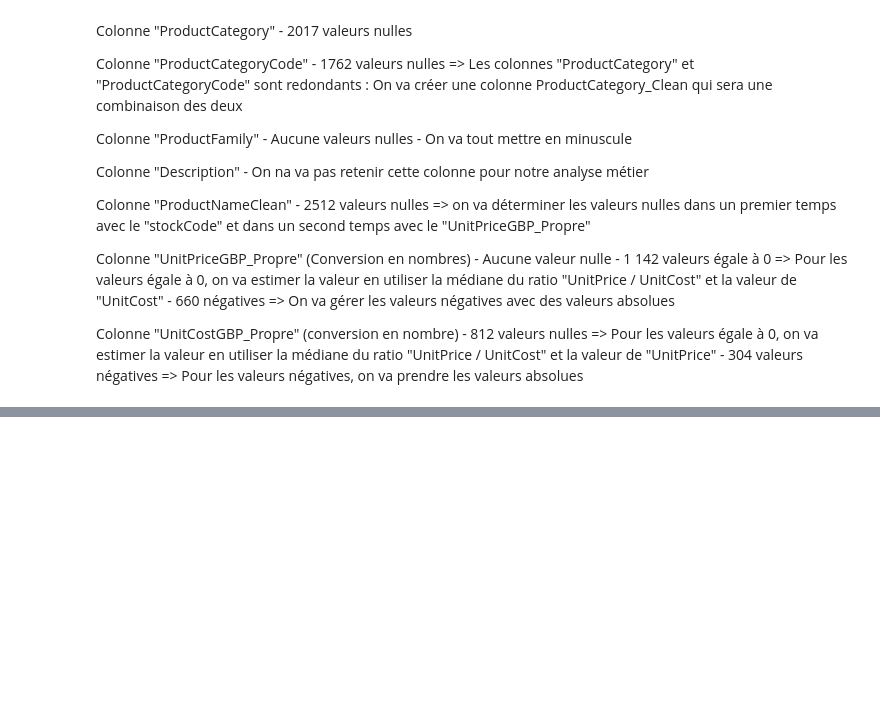
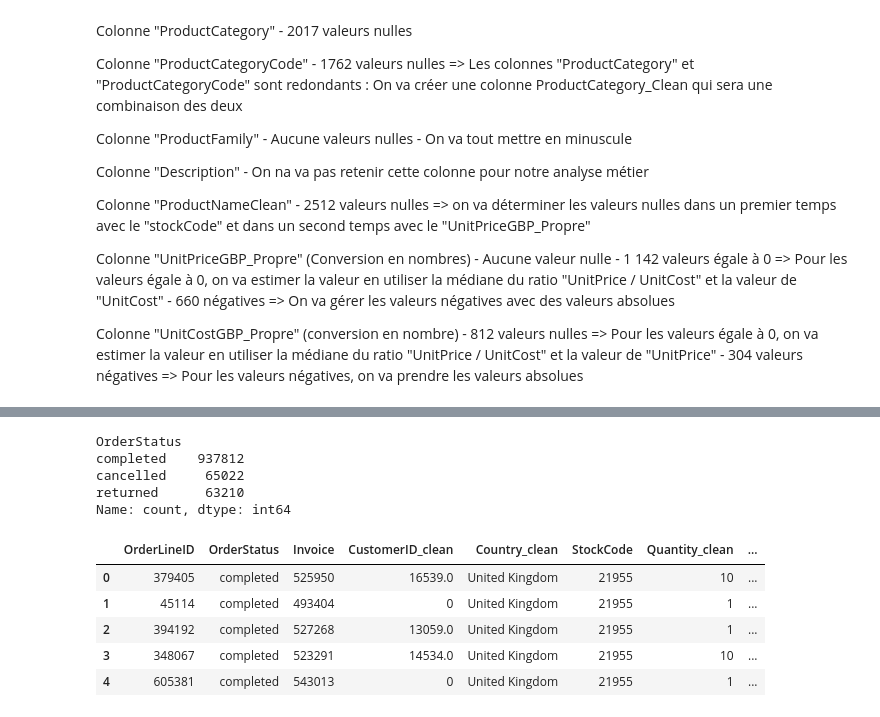
Before and after one commit to clawyunkai/Brief-15_retailcorps_Marketing, a Jupyter notebook: 01_Exploration&Nettoyage_Chris.ipynb, the cells around one changed output, grey strips where cells are left out. Saved outputs shown, nothing was run; the diff lists cells and outputs as text; code cells hidden in the pictures; blank space fills up the shorter version.

```diff
--- a/01_Exploration&Nettoyage_Chris.ipynb
+++ b/01_Exploration&Nettoyage_Chris.ipynb
@@ -488,0 +503,34 @@ FIN-----------------------------------------------------------------------------
+# %%
+df_order_clean['OrderStatus'].value_counts()
+# %% [output]
+OrderStatus
+completed    937812
+cancelled     65022
+returned      63210
+Name: count, dtype: int64
+# %%
+df_order_final = duckdb.query(f"""
+    SELECT
+        -- 1. On sélectionne toutes les colonnes de notre table principale (Commandes)
+        o.*,
+
+        -- 2. On sélectionne UNIQUEMENT les colonnes voulues de la table secondaire (Produits)
+        p.ProductNameClean_Final,
+        p.ProductFamilyClean,
+        o.Quantity_clean * p.UnitPriceGBP_Propre AS TotalPriceGBP,
+    -- On définit nos tables et on leur donne des "surnoms" (alias) pour alléger le code
+    FROM df_order_clean AS o
+
+    -- 3. La clé de voûte : on relie les deux tables grâce au StockCode
+    LEFT JOIN df_products_clean AS p
+        ON o.StockCode = p.StockCode
+""").df()
+
+display(df_order_final.head())
+# %% [output]
+|  | OrderLineID | OrderStatus | Invoice | CustomerID_clean | Country_clean | StockCode | Quantity_clean | ... |
+| 0 | 379405 | completed | 525950 | 16539.0 | United Kingdom | 21955 | 10 | ... |
+| 1 | 45114 | completed | 493404 | 0 | United Kingdom | 21955 | 1 | ... |
+| 2 | 394192 | completed | 527268 | 13059.0 | United Kingdom | 21955 | 1 | ... |
+| 3 | 348067 | completed | 523291 | 14534.0 | United Kingdom | 21955 | 10 | ... |
+| 4 | 605381 | completed | 543013 | 0 | United Kingdom | 21955 | 1 | ... |
```
Also changed, not shown: parts of 18 cells of this notebook, 4 other files.
